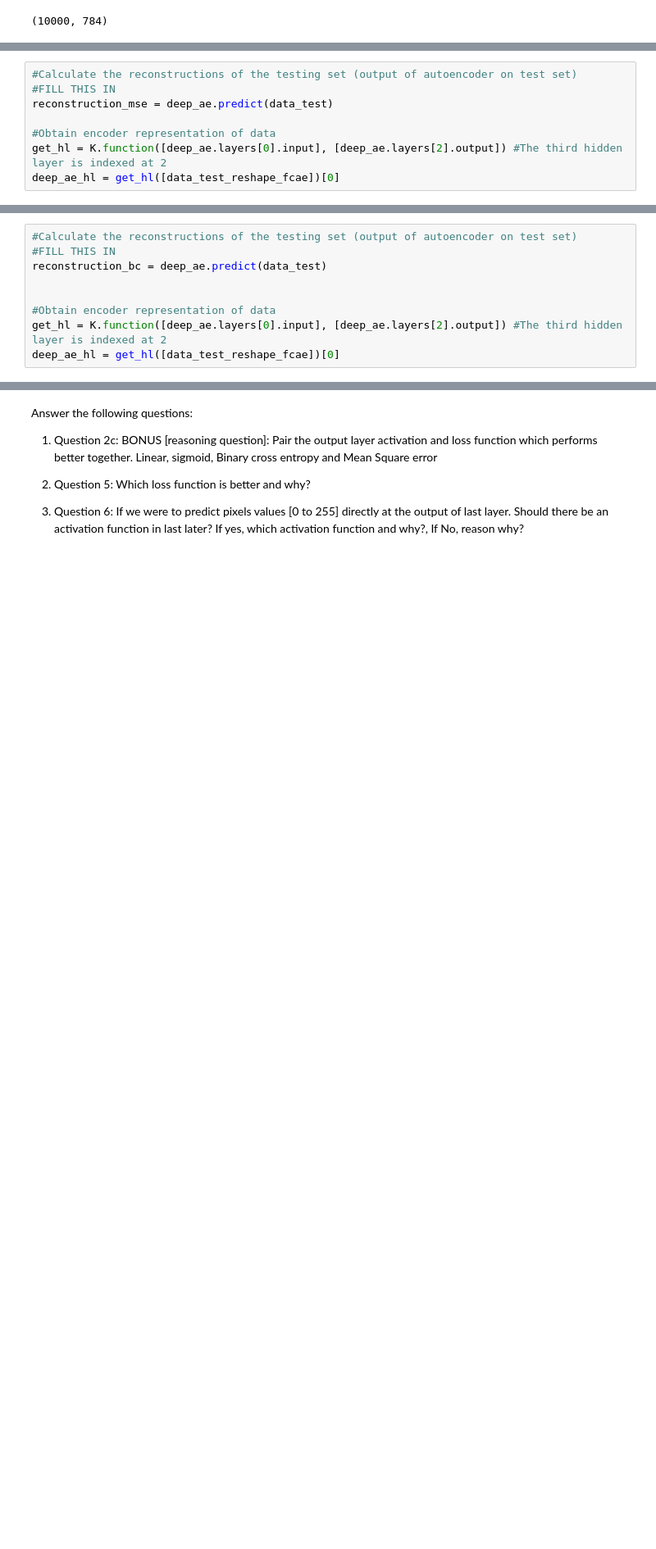
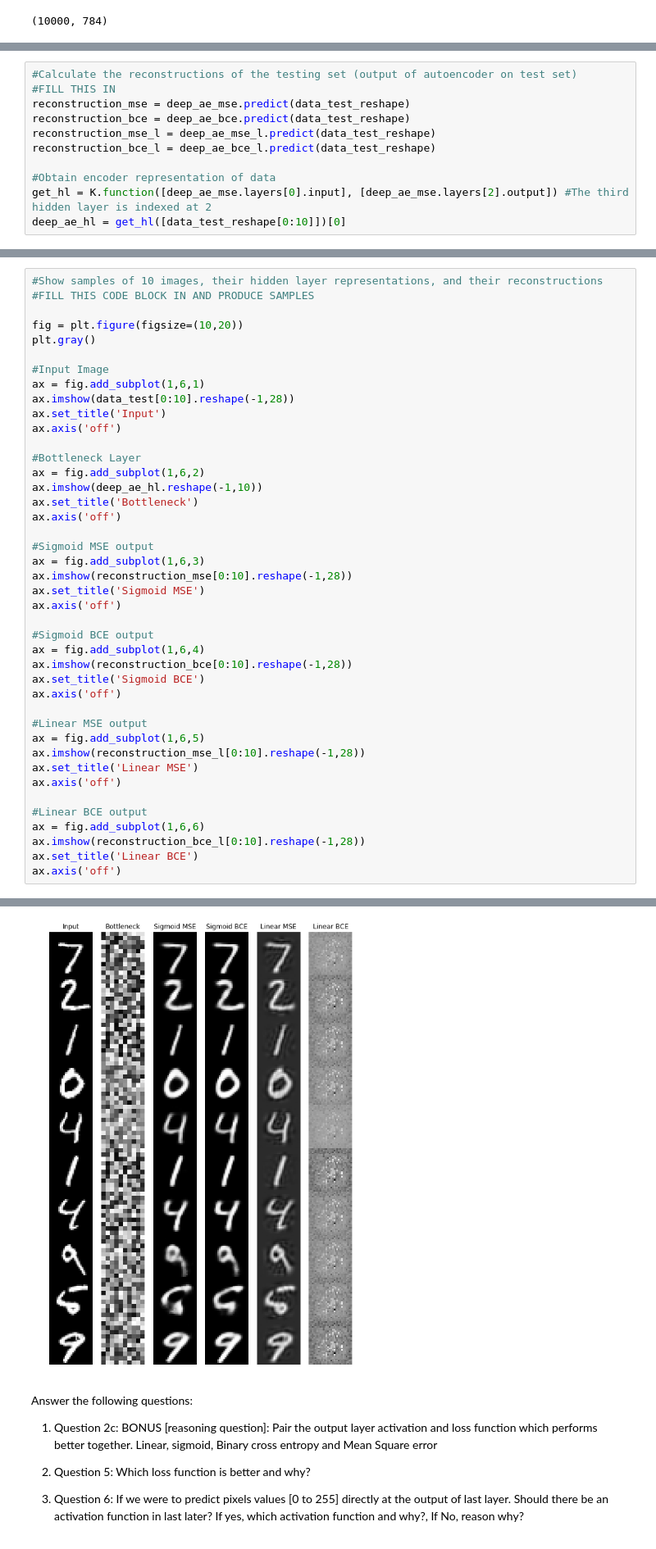
Before and after one commit to tshreegupta/ECE595DL, a Jupyter notebook: Project2/Project_2_Student_code.ipynb, the cells around one changed output, grey strips where cells are left out. Shown at 82% size. Drawn from its saved outputs; the diff is of its cells as text; blank space fills up the shorter version.

```diff
--- a/Project2/Project_2_Student_code.ipynb
+++ b/Project2/Project_2_Student_code.ipynb
@@ -105,8 +264,11 @@ Epoch 61/150
 # %%
 #Calculate the reconstructions of the testing set (output of autoencoder on test set)
 #FILL THIS IN
-reconstruction_mse = deep_ae.predict(data_test)
+reconstruction_mse = deep_ae_mse.predict(data_test_reshape)
+reconstruction_bce = deep_ae_bce.predict(data_test_reshape)
+reconstruction_mse_l = deep_ae_mse_l.predict(data_test_reshape)
+reconstruction_bce_l = deep_ae_bce_l.predict(data_test_reshape)
 
 #Obtain encoder representation of data
-get_hl = K.function([deep_ae.layers[0].input], [deep_ae.layers[2].output]) #The third hidden layer is indexed at 2
-deep_ae_hl = get_hl([data_test_reshape_fcae])[0]
+get_hl = K.function([deep_ae_mse.layers[0].input], [deep_ae_mse.layers[2].output]) #The third hidden layer is indexed at 2
+deep_ae_hl = get_hl([data_test_reshape[0:10]])[0]
@@ -128,9 +274,0 @@ deep_ae_meta_bc = deep_ae.fit(data_train,data_train,
-# %%
-#Calculate the reconstructions of the testing set (output of autoencoder on test set)
-#FILL THIS IN
-reconstruction_bc = deep_ae.predict(data_test)
-
-
-#Obtain encoder representation of data
-get_hl = K.function([deep_ae.layers[0].input], [deep_ae.layers[2].output]) #The third hidden layer is indexed at 2
-deep_ae_hl = get_hl([data_test_reshape_fcae])[0]
@@ -150,0 +275,43 @@ plt.show()
+# %%
+#Show samples of 10 images, their hidden layer representations, and their reconstructions
+#FILL THIS CODE BLOCK IN AND PRODUCE SAMPLES
+
+fig = plt.figure(figsize=(10,20))
+plt.gray()
+
+#Input Image
+ax = fig.add_subplot(1,6,1)
+ax.imshow(data_test[0:10].reshape(-1,28))
+ax.set_title('Input')
+ax.axis('off')
+
+#Bottleneck Layer
+ax = fig.add_subplot(1,6,2)
+ax.imshow(deep_ae_hl.reshape(-1,10))
+ax.set_title('Bottleneck')
+ax.axis('off')
+
+#Sigmoid MSE output
+ax = fig.add_subplot(1,6,3)
+ax.imshow(reconstruction_mse[0:10].reshape(-1,28))
+ax.set_title('Sigmoid MSE')
+ax.axis('off')
+
+#Sigmoid BCE output
+ax = fig.add_subplot(1,6,4)
+ax.imshow(reconstruction_bce[0:10].reshape(-1,28))
+ax.set_title('Sigmoid BCE')
+ax.axis('off')
+
+#Linear MSE output
+ax = fig.add_subplot(1,6,5)
+ax.imshow(reconstruction_mse_l[0:10].reshape(-1,28))
+ax.set_title('Linear MSE')
+ax.axis('off')
+
+#Linear BCE output
+ax = fig.add_subplot(1,6,6)
+ax.imshow(reconstruction_bce_l[0:10].reshape(-1,28))
+ax.set_title('Linear BCE')
+ax.axis('off')
+# %% [output]
@@ -151,3 +319,4 @@ plt.show()
+[figure, added]
 # %% [markdown]
 Answer the following questions:
 
```
Also changed, not shown: parts of 13 cells of this notebook.
